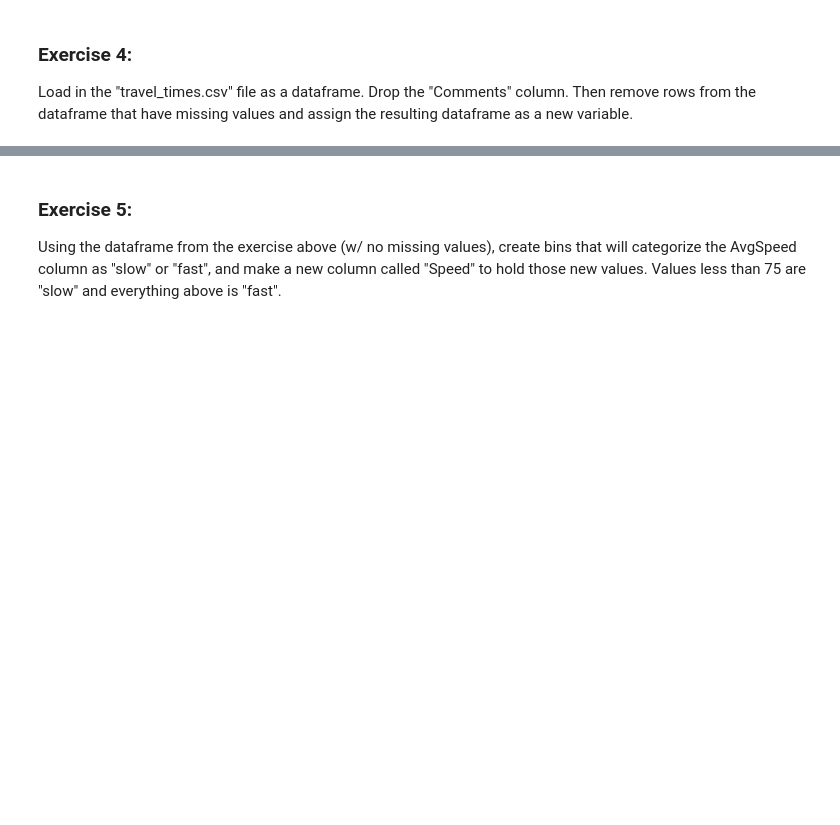
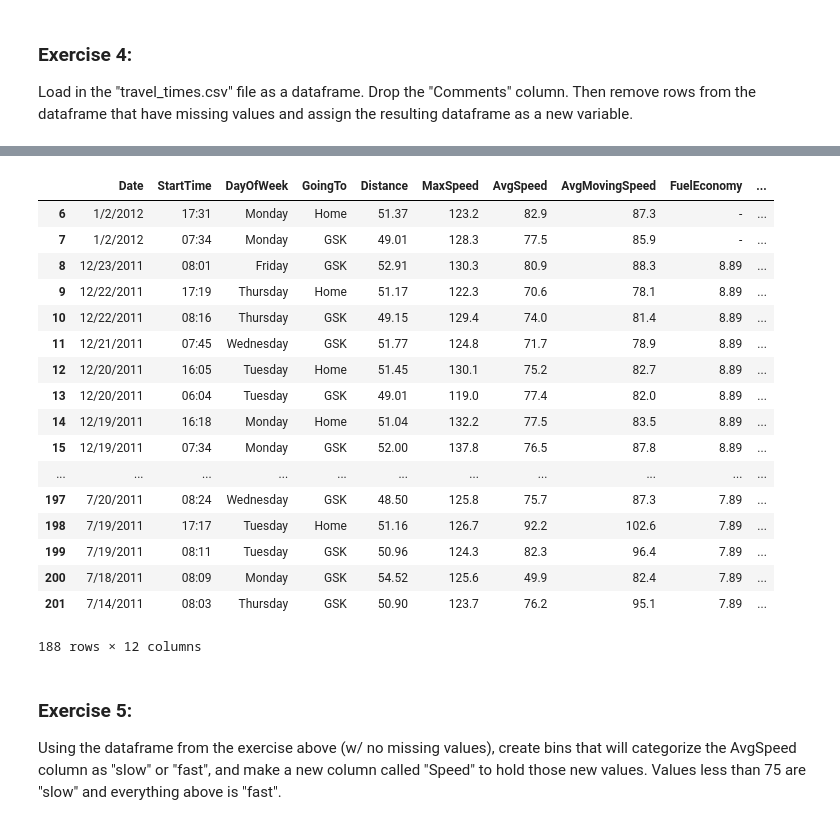
Before and after one commit to CeciliaM13/Modules, a Jupyter notebook: Mod3Exercises.ipynb, the cells around one changed output, grey strips where cells are left out. Drawn from its saved outputs; the diff is of its cells as text; code cells hidden in the pictures; blank space fills up the shorter version.

```diff
--- a/Mod3Exercises.ipynb
+++ b/Mod3Exercises.ipynb
@@ -25,3 +143,32 @@ Load in the "travel_times.csv" file as a dataframe. Drop the "Comments" column.
+# %%
+#Drop 'Comments' column
+df_traveltimes_nocomments = df_traveltimes.drop('Comments',axis=1) #what is meant by "axis=1"?
+# %%
+#drop rows with missing columns and label data set with new label
+df_traveltimes_nomissing = df_traveltimes_nocomments.dropna()
+df_traveltimes_nomissing
+
+#df_traveltimes_nomissing = df_traveltimes.notnull()
+#df_traveltimes_nomissing
+# %% [output]
+|  | Date | StartTime | DayOfWeek | GoingTo | Distance | MaxSpeed | AvgSpeed | AvgMovingSpeed | FuelEconomy | ... |
+| 6 | 1/2/2012 | 17:31 | Monday | Home | 51.37 | 123.2 | 82.9 | 87.3 | - | ... |
+| 7 | 1/2/2012 | 07:34 | Monday | GSK | 49.01 | 128.3 | 77.5 | 85.9 | - | ... |
+| 8 | 12/23/2011 | 08:01 | Friday | GSK | 52.91 | 130.3 | 80.9 | 88.3 | 8.89 | ... |
+| 9 | 12/22/2011 | 17:19 | Thursday | Home | 51.17 | 122.3 | 70.6 | 78.1 | 8.89 | ... |
+| 10 | 12/22/2011 | 08:16 | Thursday | GSK | 49.15 | 129.4 | 74.0 | 81.4 | 8.89 | ... |
+| 11 | 12/21/2011 | 07:45 | Wednesday | GSK | 51.77 | 124.8 | 71.7 | 78.9 | 8.89 | ... |
+| 12 | 12/20/2011 | 16:05 | Tuesday | Home | 51.45 | 130.1 | 75.2 | 82.7 | 8.89 | ... |
+| 13 | 12/20/2011 | 06:04 | Tuesday | GSK | 49.01 | 119.0 | 77.4 | 82.0 | 8.89 | ... |
+| 14 | 12/19/2011 | 16:18 | Monday | Home | 51.04 | 132.2 | 77.5 | 83.5 | 8.89 | ... |
+| 15 | 12/19/2011 | 07:34 | Monday | GSK | 52.00 | 137.8 | 76.5 | 87.8 | 8.89 | ... |
+| ... | ... | ... | ... | ... | ... | ... | ... | ... | ... | ... |
+| 197 | 7/20/2011 | 08:24 | Wednesday | GSK | 48.50 | 125.8 | 75.7 | 87.3 | 7.89 | ... |
+| 198 | 7/19/2011 | 17:17 | Tuesday | Home | 51.16 | 126.7 | 92.2 | 102.6 | 7.89 | ... |
+| 199 | 7/19/2011 | 08:11 | Tuesday | GSK | 50.96 | 124.3 | 82.3 | 96.4 | 7.89 | ... |
+| 200 | 7/18/2011 | 08:09 | Monday | GSK | 54.52 | 125.6 | 49.9 | 82.4 | 7.89 | ... |
+| 201 | 7/14/2011 | 08:03 | Thursday | GSK | 50.90 | 123.7 | 76.2 | 95.1 | 7.89 | ... |
+188 rows × 12 columns
 # %% [markdown]
 ### Exercise 5:
 
```
Also changed, not shown: parts of 8 cells of this notebook.
